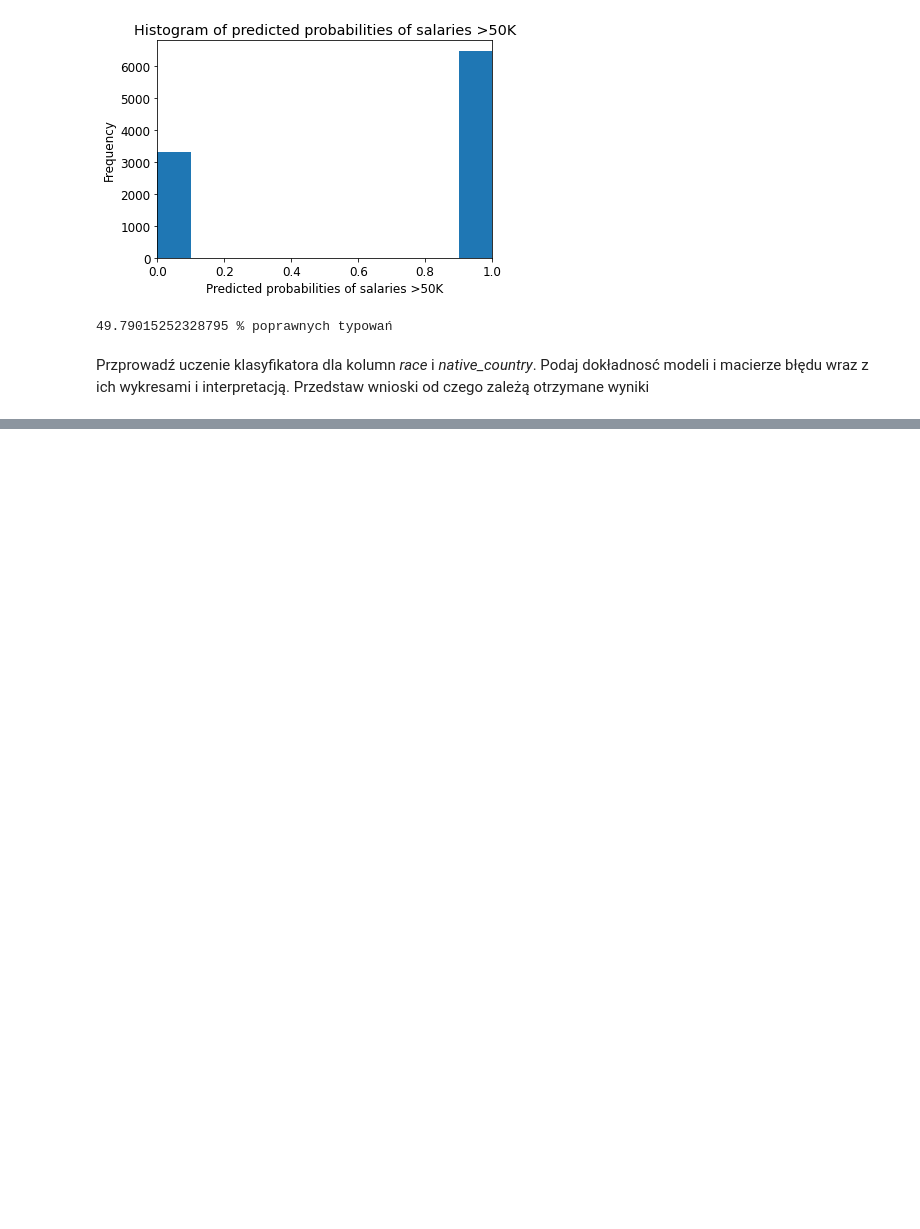
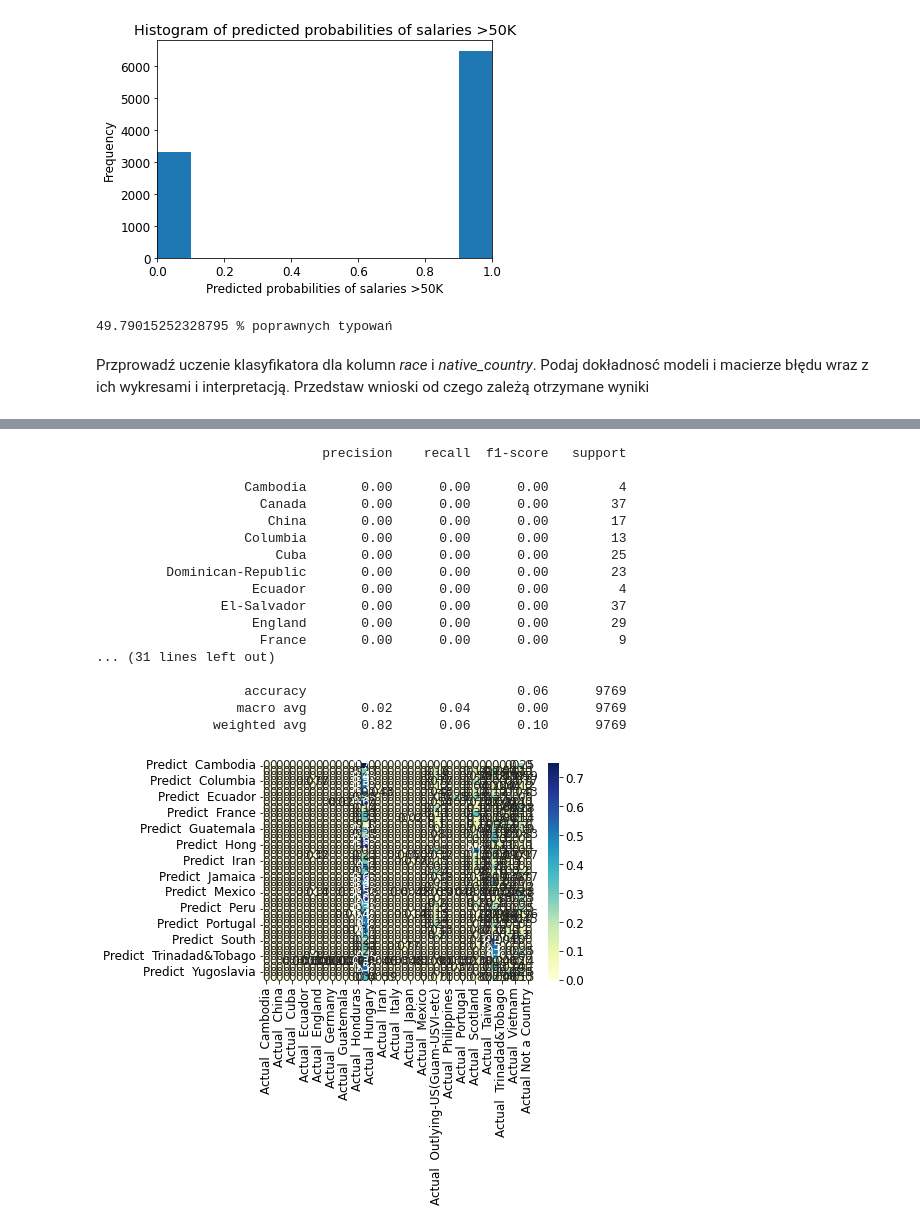
Before and after one commit to SebastianPilch/ABiD_gr1_SebastianPilch, a Jupyter notebook: Lab_9/raport.ipynb, the cells around one changed output, grey strips where cells are left out. Drawn from its saved outputs; the diff is of its cells as text; code cells hidden in the pictures; blank space fills up the shorter version.

```diff
--- a/Lab_9/raport.ipynb
+++ b/Lab_9/raport.ipynb
@@ -190,0 +213,30 @@ prawdopodobieństwo wystąpienia jedynki nie jest liczbą bliską 100% lub 0%.
+# %%
+cm = metrics.confusion_matrix(y_test,y_pred,normalize='true')
+
+names = y_test.unique()
+print(metrics.classification_report(y_test,y_pred))
+names.sort()
+
+cm_matrix = pd.DataFrame(data=cm, columns=["Actual "+ str(names[i]) for i in range(len(names))],
+                                 index=["Predict "+ str(names[i]) for i in range(len(names))])
+
+sns.heatmap(cm_matrix, annot=True, cmap='YlGnBu')
+# %% [output]
+                             precision    recall  f1-score   support
+
+                   Cambodia       0.00      0.00      0.00         4
+                     Canada       0.00      0.00      0.00        37
+                      China       0.00      0.00      0.00        17
+                   Columbia       0.00      0.00      0.00        13
+                       Cuba       0.00      0.00      0.00        25
+         Dominican-Republic       0.00      0.00      0.00        23
+                    Ecuador       0.00      0.00      0.00         4
+                El-Salvador       0.00      0.00      0.00        37
+                    England       0.00      0.00      0.00        29
+                     France       0.00      0.00      0.00         9
+... (31 lines left out)
+
+                   accuracy                           0.06      9769
+                  macro avg       0.02      0.04      0.00      9769
+               weighted avg       0.82      0.06      0.10      9769
+[figure, added]
```
Also changed, not shown: parts of 10 cells of this notebook, 1 other file.
